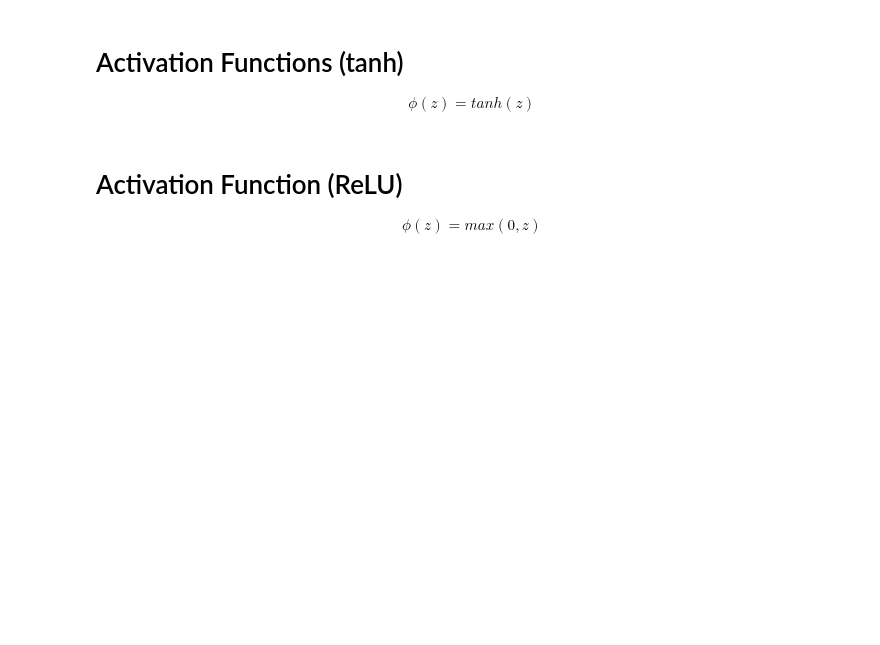
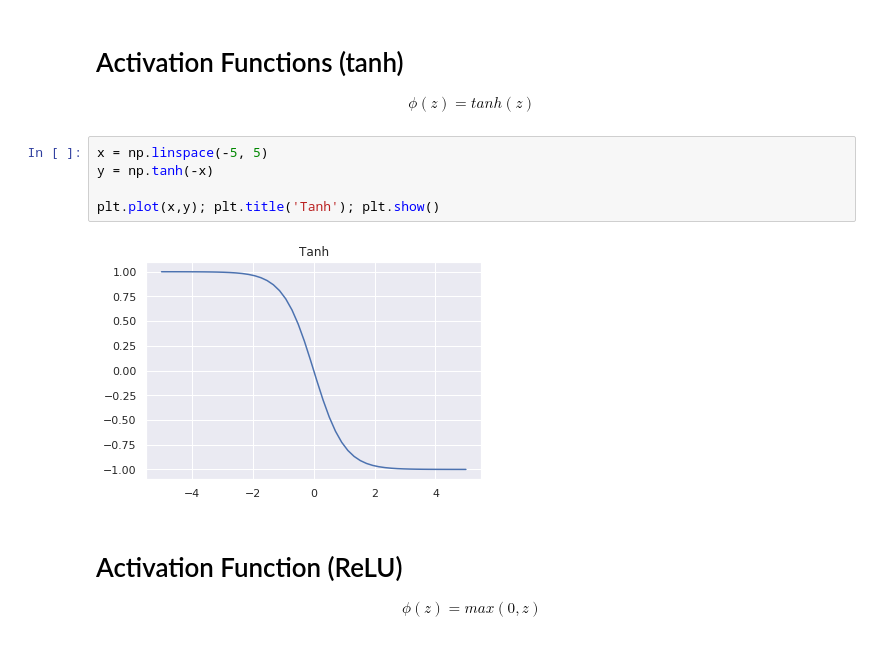
Before and after one commit to jordanott/DeepLearning, a Jupyter notebook: Notebooks/01 Introduction.ipynb, the cells around one changed output. Drawn from its saved outputs; the diff is of its cells as text; blank space fills up the shorter version.

```diff
--- a/Notebooks/01 Introduction.ipynb
+++ b/Notebooks/01 Introduction.ipynb
@@ -422,6 +452,13 @@ What does this look like that we've seen before?
 \begin{equation}
     \phi (z) = tanh(z)
 \end{equation}
+# %%
+x = np.linspace(-5, 5)
+y = np.tanh(-x)
+
+plt.plot(x,y); plt.title('Tanh'); plt.show()
+# %% [output]
+[figure, added]
 # %% [markdown]
 # Activation Function (ReLU)
 \begin{equation}
```
Also changed, not shown: parts of 15 cells of this notebook, 10 other files.
